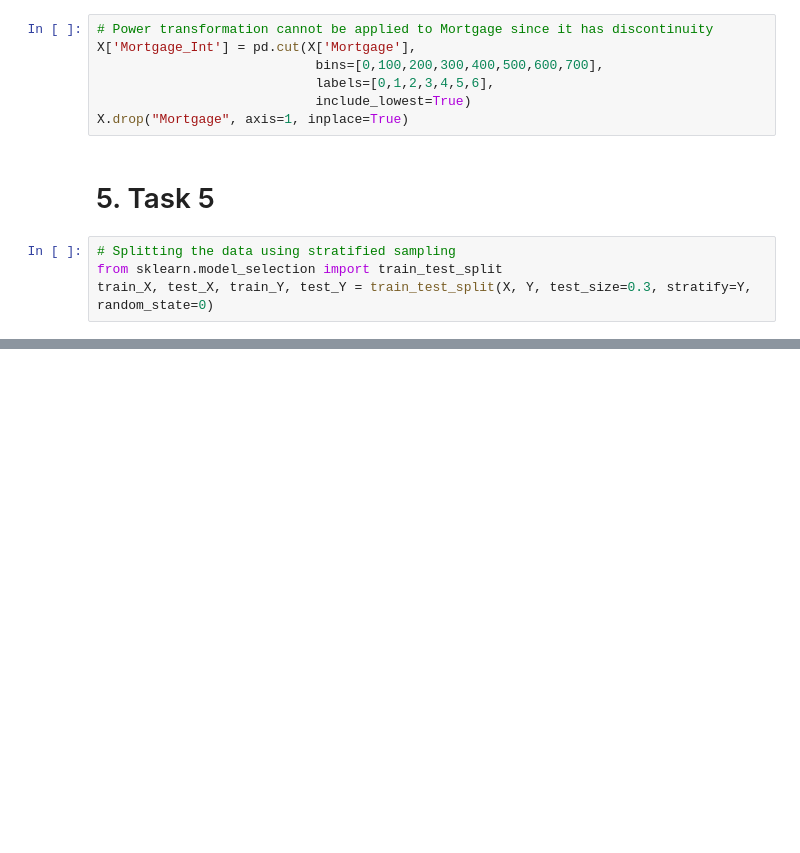
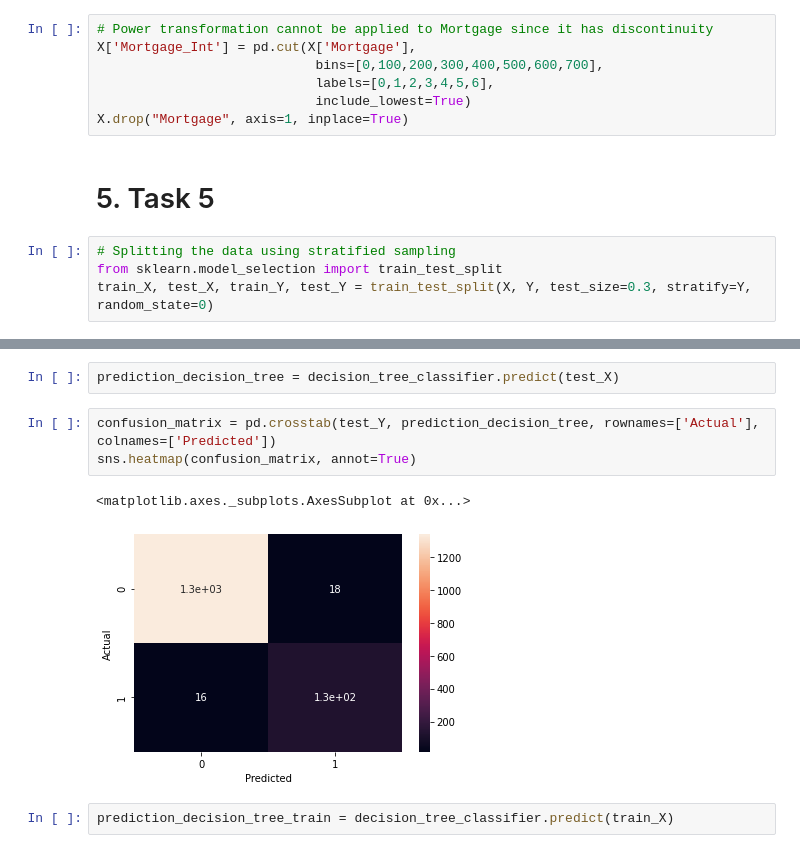
Before and after one commit to NIRMAL250/ML_Project_Internship, a Jupyter notebook: ML_Project.ipynb, the cells around one changed output, grey strips where cells are left out. Cells and saved outputs as stored; diff of their text form; blank space fills up the shorter version.

```diff
--- a/ML_Project.ipynb
+++ b/ML_Project.ipynb
@@ -430,0 +499,10 @@ train_X, test_X, train_Y, test_Y = train_test_split(X, Y, test_size=0.3, stratif
+# %%
+prediction_decision_tree = decision_tree_classifier.predict(test_X)
+# %%
+confusion_matrix = pd.crosstab(test_Y, prediction_decision_tree, rownames=['Actual'], colnames=['Predicted'])
+sns.heatmap(confusion_matrix, annot=True)
+# %% [output]
+<matplotlib.axes._subplots.AxesSubplot at 0x...>
+[figure, added]
+# %%
+prediction_decision_tree_train = decision_tree_classifier.predict(train_X)
```
Also changed, not shown: parts of 37 cells of this notebook.
